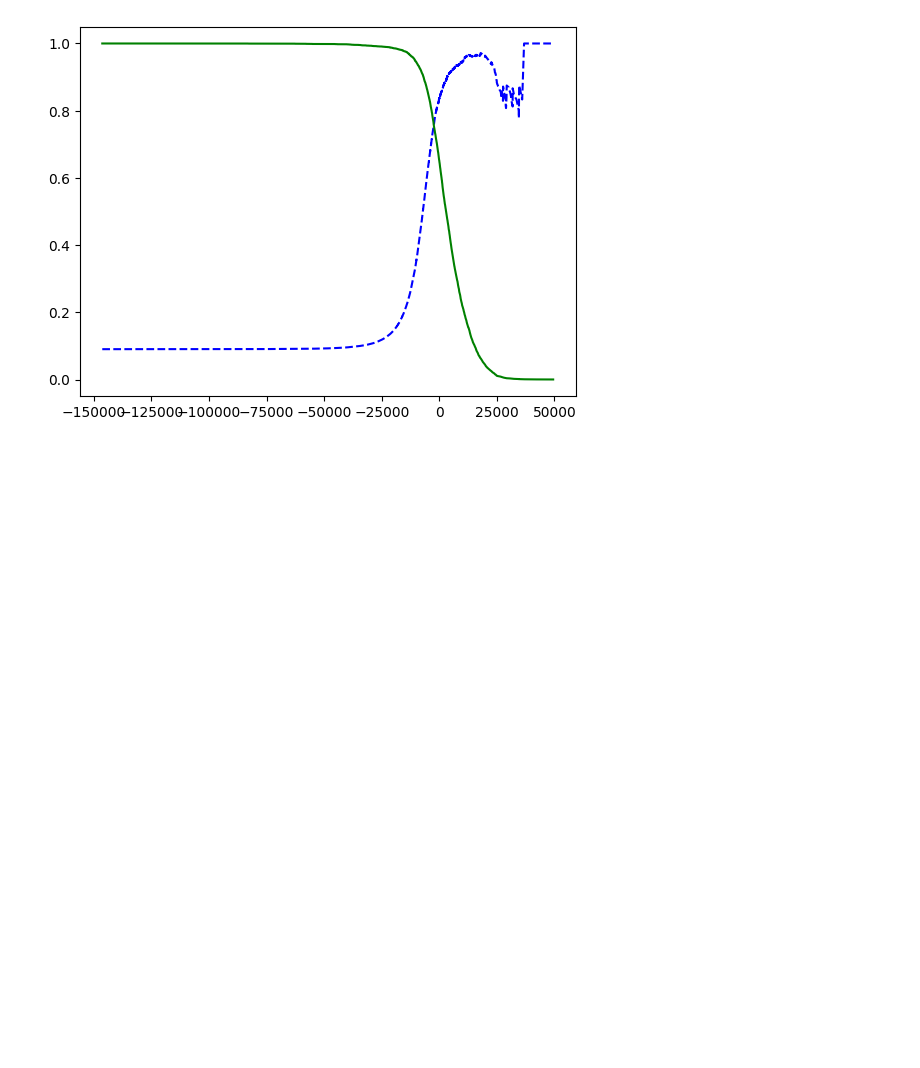
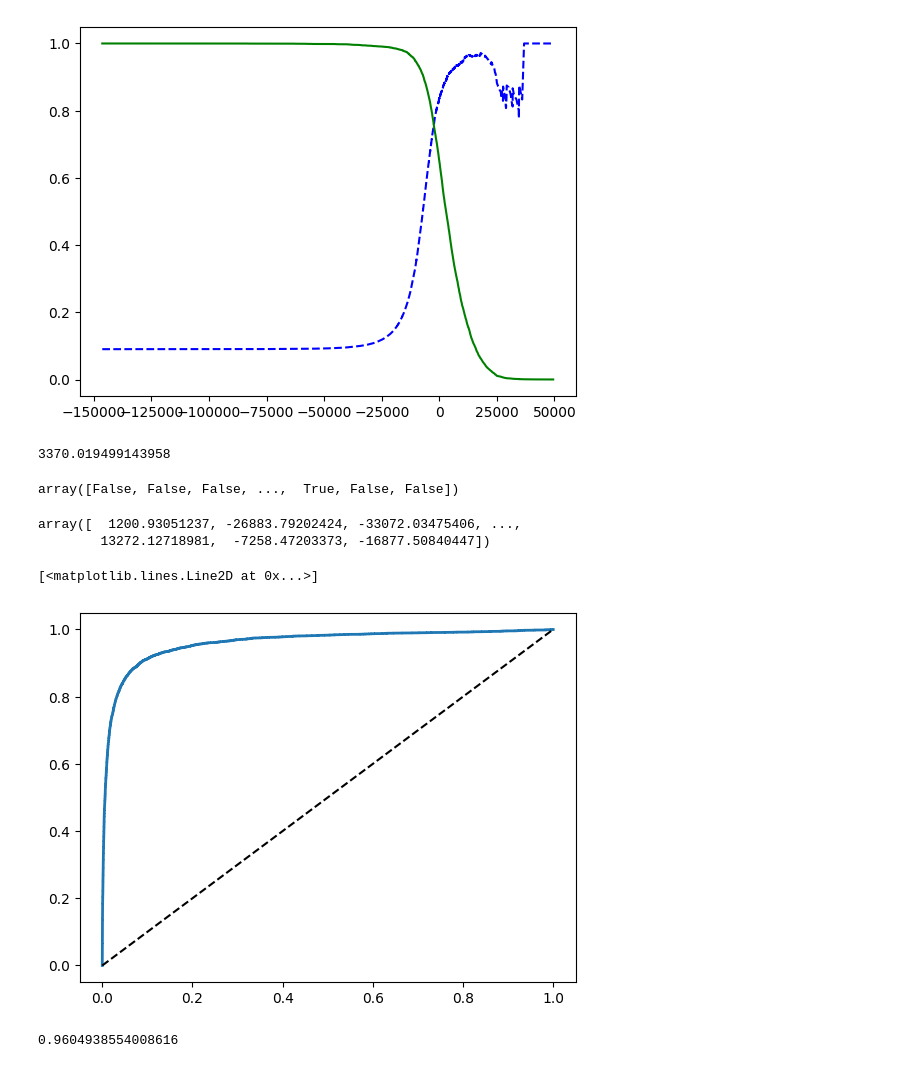
Before and after one commit to zqTheDesigner/reading_hands-on-machine-learning-with-scikit-learn-keras-tensorflow, a Jupyter notebook: CH-3 Classification.ipynb, the cells around one changed output. Saved outputs shown, nothing was run; the diff lists cells and outputs as text; code cells hidden in the pictures; blank space fills up the shorter version.

```diff
--- a/CH-3 Classification.ipynb
+++ b/CH-3 Classification.ipynb
@@ -106,0 +109,4 @@ plt.show()
+# %%
+threshold_90_precision
+# %% [output]
+3370.019499143958
@@ -106,0 +115,24 @@ plt.show()
+# %%
+y_train_pred_90
+# %% [output]
+array([False, False, False, ...,  True, False, False])
+# %%
+y_scores
+# %% [output]
+array([  1200.93051237, -26883.79202424, -33072.03475406, ...,
+        13272.12718981,  -7258.47203373, -16877.50840447])
+# %%
+from sklearn.metrics import roc_curve
+
+fpr, tpr, thresholds = roc_curve(y_train_5, y_scores)
+# %%
+plt.plot(fpr, tpr, linewidth=2)
+plt.plot([0,1],[0,1], 'k--')
+# %% [output]
+[<matplotlib.lines.Line2D at 0x...>]
+[figure, added]
+# %%
+from sklearn.metrics import roc_auc_score
+roc_auc_score(y_train_5, y_scores)
+# %% [output]
+0.9604938554008616
```
Also changed, not shown: parts of 8 cells of this notebook.
